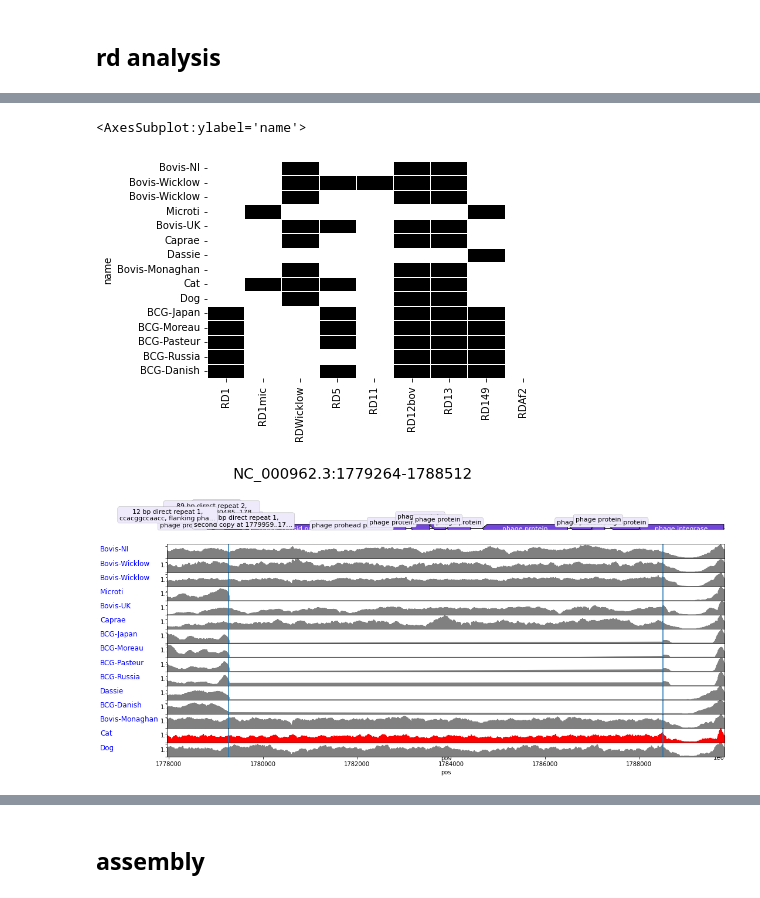
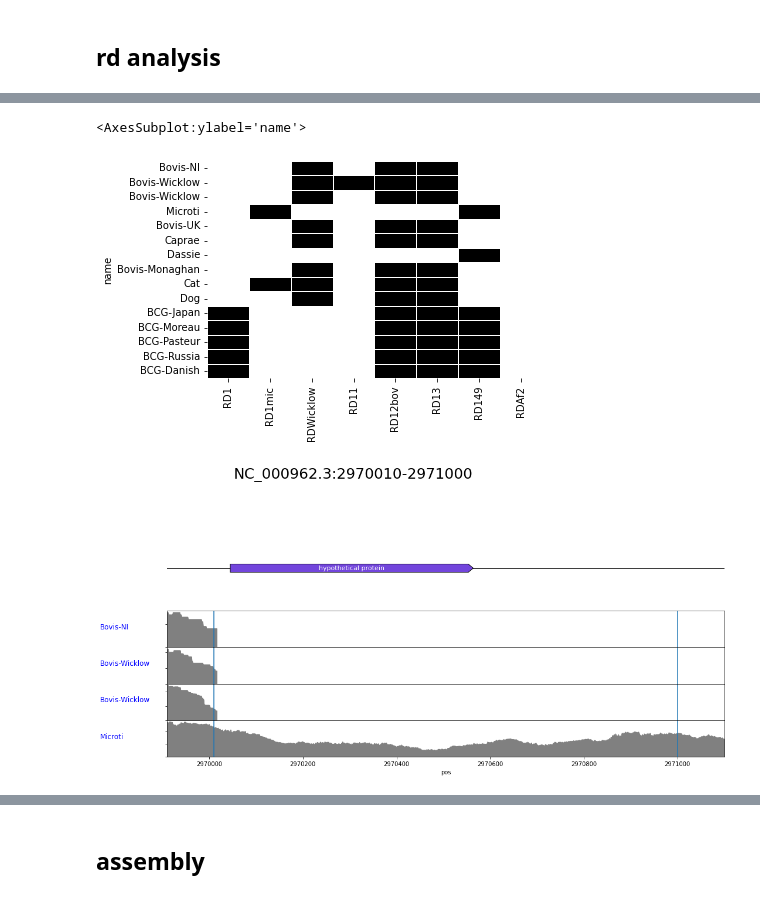
Before and after one commit to dmnfarrell/mtbc_analyses, a Jupyter notebook: bcg_cat/analysis.ipynb, the cells around one changed output, grey strips where cells are left out. Drawn from its saved outputs; the diff is of its cells as text; code cells hidden in the pictures.

```diff
--- a/bcg_cat/analysis.ipynb
+++ b/bcg_cat/analysis.ipynb
@@ -99,11 +65,11 @@ X=pd.read_csv('rd.csv',index_col=0)
 X.index=X.index.map(mapdict)
 x=X.iloc[:,:-1]
 #cols=x.columns[(x.sum()<13) & (x.sum()>0)]
-cols = ['RD1','RD1mic','RDWicklow','RD5','RD11','RD12bov','RD13','RD149','RDAf2']
+cols = ['RD1','RD1mic','RDWicklow','RD11','RD12bov','RD13','RD149','RDAf2']
 sns.heatmap(x[cols],lw=1,ec='b',cbar=False,cmap='gray_r')
 # %% [output]
 <AxesSubplot:ylabel='name'>
-[figure, old version]
+[figure, new version]
 # %%
 X=pd.read_csv('rd.csv',index_col=0)
 final=meta.merge(X[cols],left_on='name',right_index=True)
@@ -118,10 +82,13 @@ rec = list(SeqIO.parse(app.mtb_gb,format='gb'))[0]
 rec.features = [f for f in rec.features if f.type!='gene']
 # %%
 reload(rdiff)
-samples['strain'] = samples['sample'].map(mapdict)
-#rdiff.show_rd_coverage('NC_000962.3',4339000,4380000,app.mtb_genome,colors={'cat-003488':'red'},margin=1300)
-rdiff.show_rd_coverage(samples,'NC_000962.3',1779264,1788512,app.mtb_genome,app.mtb_gb,colors={'cat-003488':'red'},labelcol='strain',margin=1300)
+s=4339000;e=4390000
+#s=4370000;e=4375000
+#s=2626558;e=2629999
+s=2970010;e=2971000
+rdiff.show_coverage(samples[:4],'NC_000962.3',s,e,app.mtb_genome,app.mtb_gb, #clip=1,
+                      labelcol='strain',margin=100)
 # %% [output]
-[figure, old version]
+[figure, new version]
 # %%
 rd = pd.read_csv('/home/farrell/gitprojects/snipgenie/snipgenie/data/RD.csv')
```
Also changed, not shown: parts of 34 cells of this notebook.
